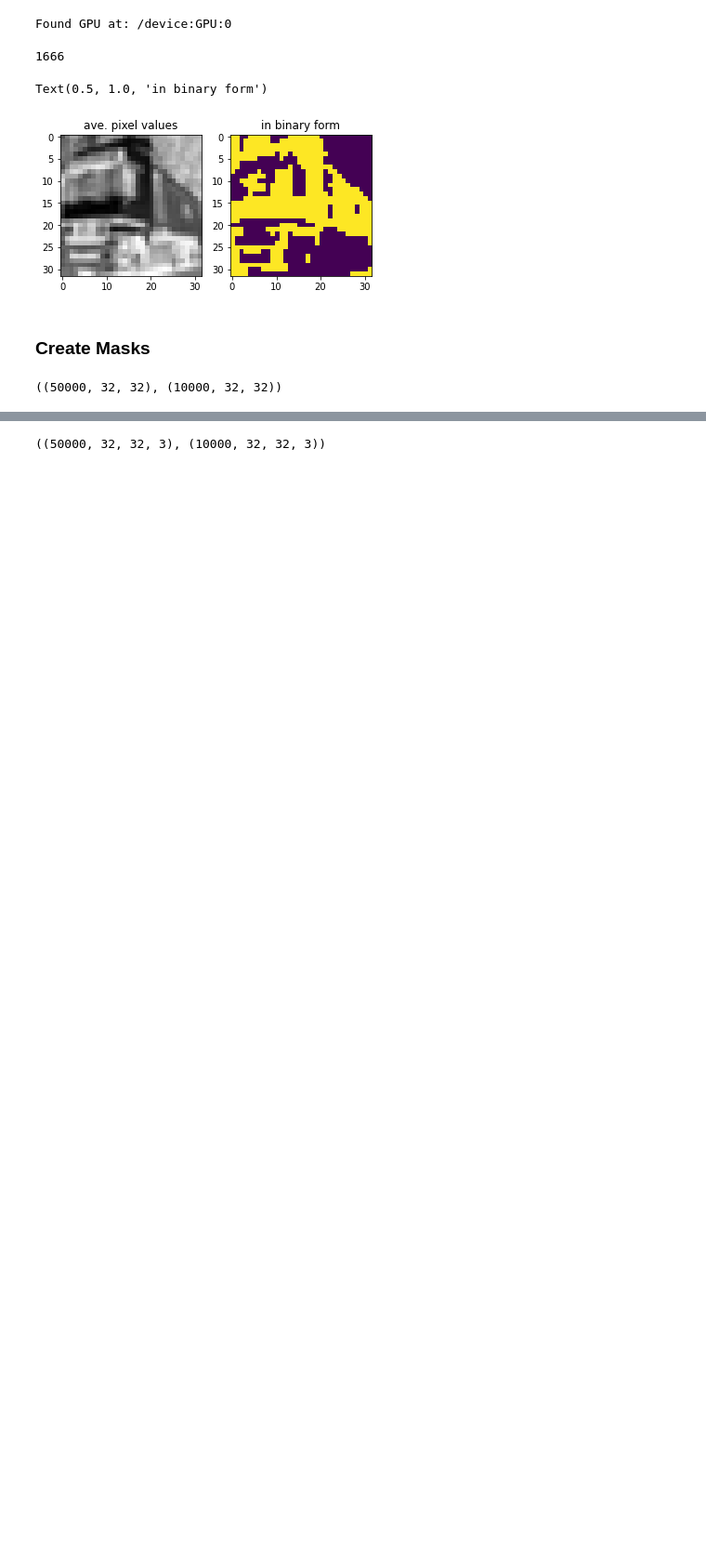
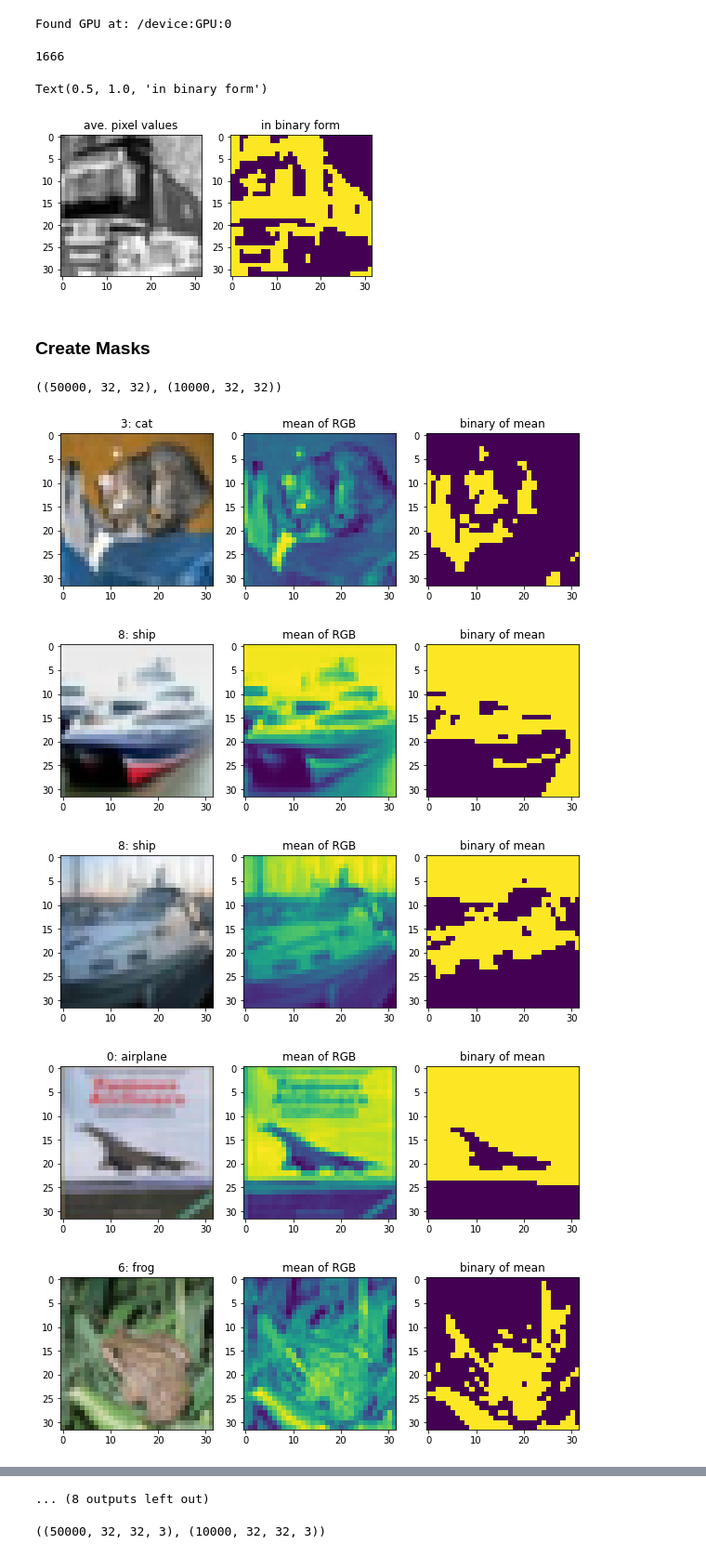
Before and after one commit to yiqiao-yin/WYNAssociates, a Jupyter notebook: docs/references/ex9 - image segmentation.ipynb, the cells around one changed output, grey strips where cells are left out. Shown at 93% size. Cells and saved outputs as stored; diff of their text form; code cells hidden in the pictures; blank space fills up the shorter version.

```diff
--- a/docs/references/ex9 - image segmentation.ipynb
+++ b/docs/references/ex9 - image segmentation.ipynb
@@ -292,3 +292,23 @@ m_test = np.asarray(m_test)
 m_train.shape, m_test.shape
 # %% [output]
 ((50000, 32, 32), (10000, 32, 32))
+# %%
+# plot
+for i in range(20):
+    plt.figure(figsize=(10, 4))
+    plt.subplot(1, 3, 1)
+    plt.imshow(x_test[i])
+    plt.title(str(y_test[i][0])+': '+str(labels[list(y_test[i])[0]]))
+    plt.subplot(1, 3, 2)
+    plt.imshow(np.mean(x_test[i], 2))
+    plt.title('mean of RGB')
+    plt.subplot(1, 3, 3)
+    plt.imshow(m_test[i])
+    plt.title('binary of mean')
+    plt.show()
+# %% [output]
+[figure, added]
+[figure, added]
+[figure, added]
+[figure, added]
+[figure, added]
@@ -295,3 +322,4 @@ m_train.shape, m_test.shape
+... (8 outputs left out)
 # %%
 # display image shape again
 x_train.shape, x_test.shape
```
Also changed, not shown: parts of 6 cells of this notebook.
